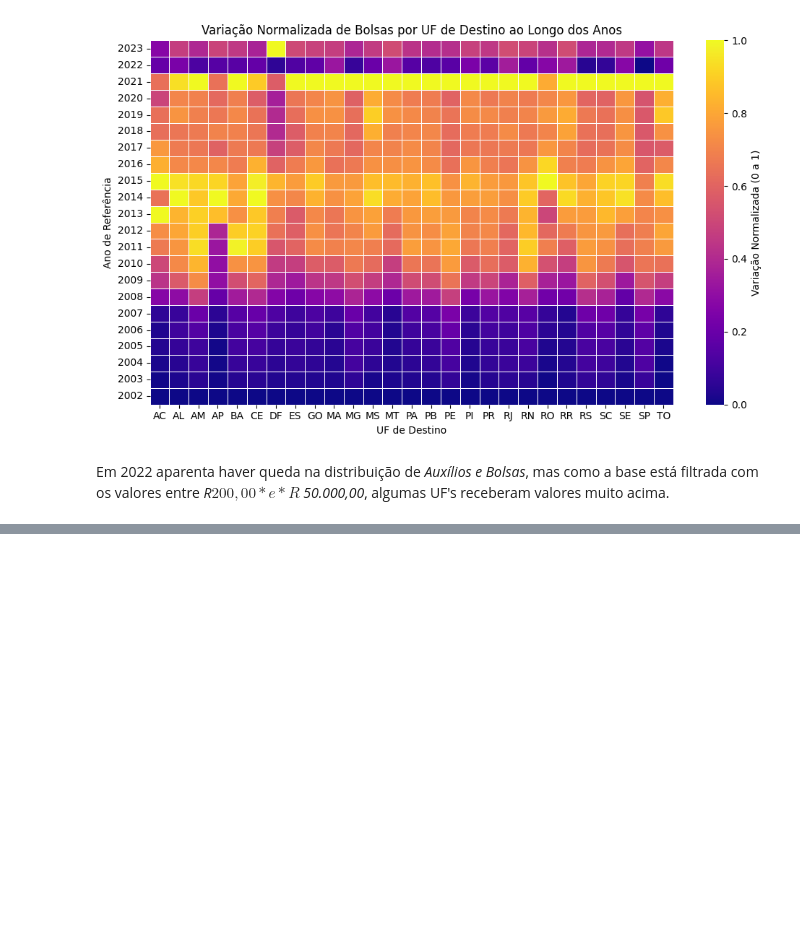
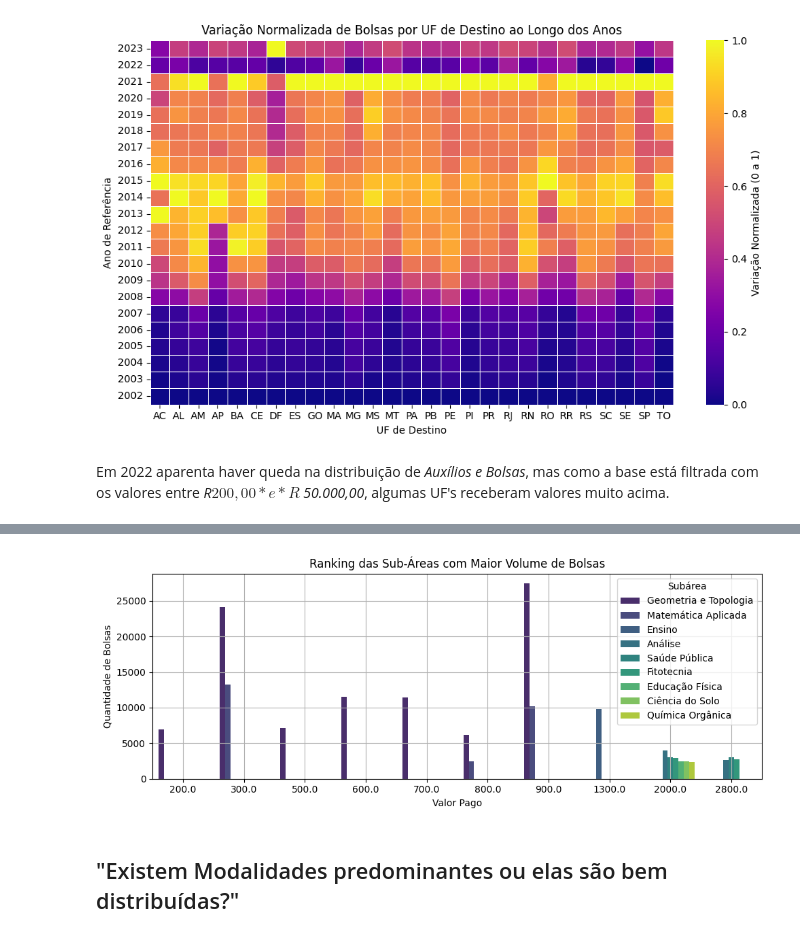
Before and after one commit to SidneyJunior01234/CD_IMD-EDA_AUX_BOLS_CNPq, a Jupyter notebook: Notebooks/EDA_CNPq.ipynb, the cells around one changed output, grey strips where cells are left out. Saved outputs shown, nothing was run; the diff lists cells and outputs as text; code cells hidden in the pictures; blank space fills up the shorter version.

```diff
--- a/Notebooks/EDA_CNPq.ipynb
+++ b/Notebooks/EDA_CNPq.ipynb
@@ -555,0 +611,4 @@ Em 2022 aparenta haver queda na distribuição de *Auxílios e Bolsas*, mas como
+# %%
+analise_2_subarea = analise_2.groupby(['Valor Pago'])['Subárea'].value_counts().sort_values(ascending=False).reset_index(name='Qtd Valor por Subarea')
+analise_2_subarea = analise_2_subarea[:20]
+analise_2_subarea
@@ -555,0 +633,13 @@ Em 2022 aparenta haver queda na distribuição de *Auxílios e Bolsas*, mas como
+# %%
+plt.figure(figsize=(10, 4))
+sns.barplot(x='Valor Pago', y='Qtd Valor por Subarea', data=analise_2_subarea, palette='viridis', hue='Subárea', legend=True)
+plt.title('Ranking das Sub-Áreas com Maior Volume de Bolsas')
+plt.xlabel('Valor Pago')
+plt.ylabel('Quantidade de Bolsas')
+plt.tight_layout()
+plt.grid()
+plt.show()
+# %% [output]
+[figure, added]
+# %% [markdown]
+## "Existem Modalidades predominantes ou elas são bem distribuídas?"
```
Also changed, not shown: parts of 14 cells of this notebook.
